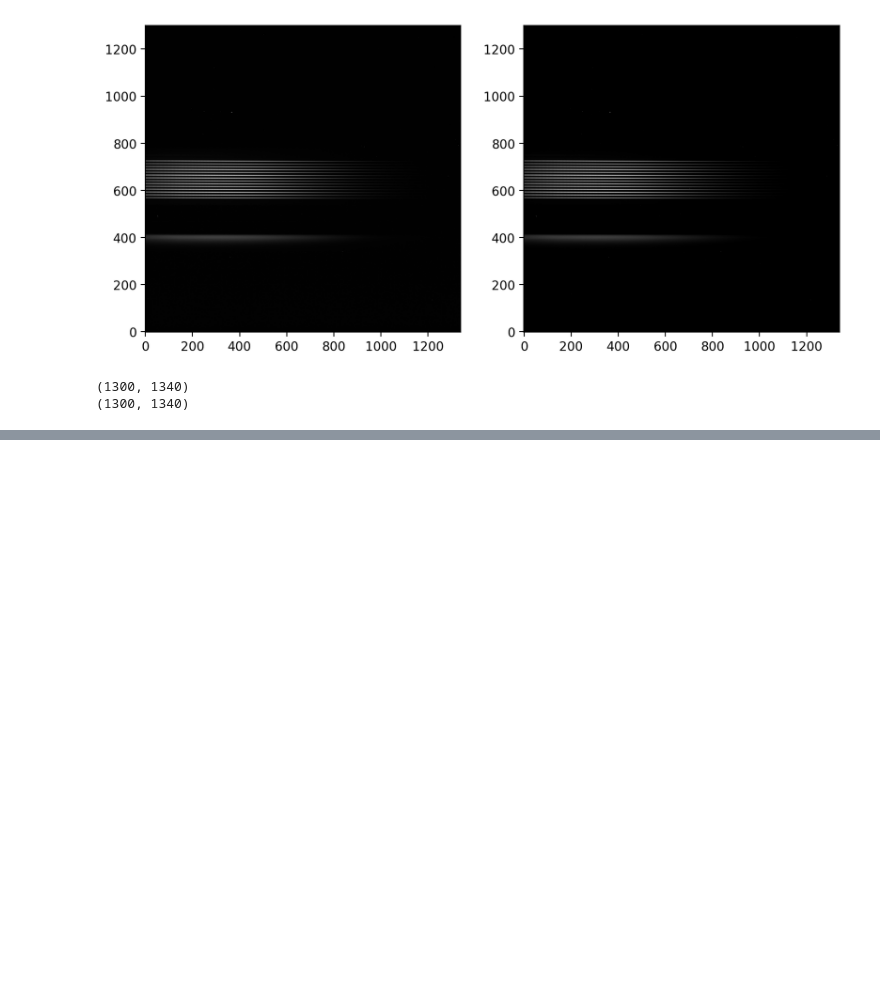
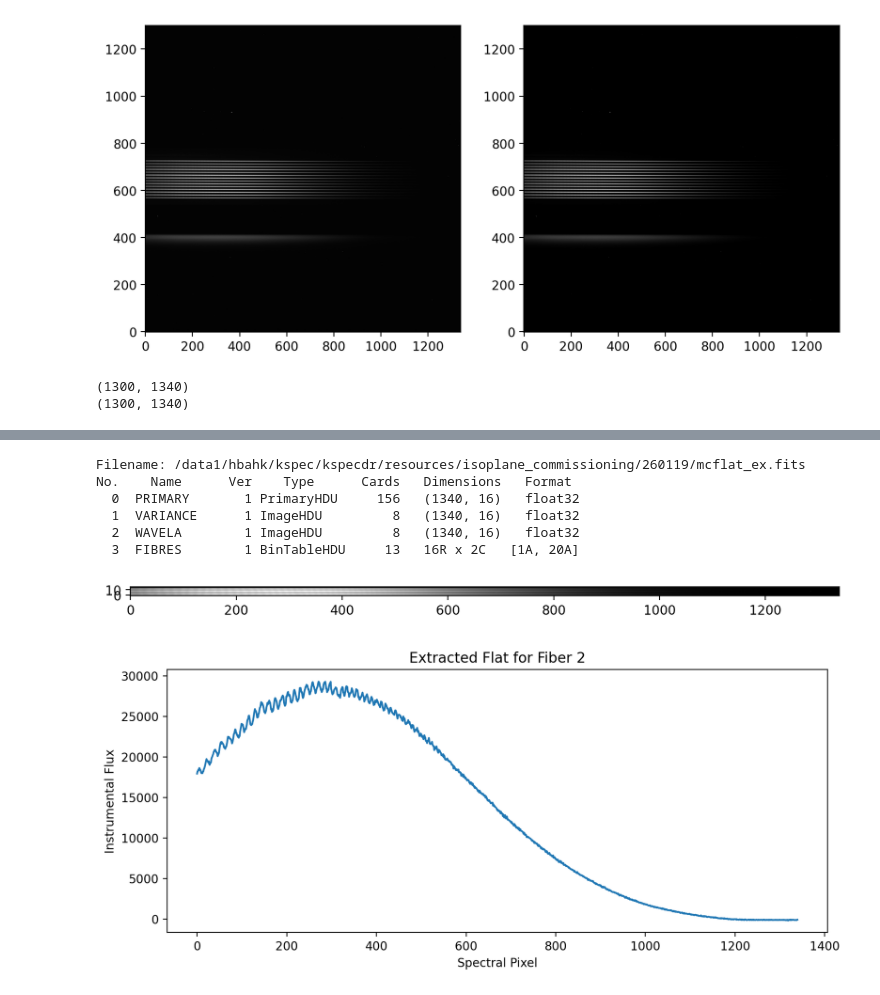
Before and after one commit to hbahk/kspecdr, a Jupyter notebook: notebooks/kspec_commissioning_jan26.ipynb, the cells around one changed output, grey strips where cells are left out. Saved outputs shown, nothing was run; the diff lists cells and outputs as text; code cells hidden in the pictures; blank space fills up the shorter version.

```diff
--- a/notebooks/kspec_commissioning_jan26.ipynb
+++ b/notebooks/kspec_commissioning_jan26.ipynb
@@ -253,0 +339,10 @@ ax.set_xlim(0, 300)
+# %%
+from kspecdr.extract.make_ex import make_ex
+fpath_ex = mcflat_path.parent / (mcflat_path.stem + "_ex.fits")
+
+args["EXTRAC_FILENAME"] = fpath_ex.as_posix()
+args["TLMAP_FILENAME"] = fpath_tlm.as_posix()
+
+make_ex(args)
+
+hdul = fits.open(fpath_ex)
@@ -253,0 +358,27 @@ ax.set_xlim(0, 300)
+# %%
+hdul = fits.open(fpath_ex)
+hdul.info()
+
+flat_ex = hdul[0].data
+
+fig = plt.figure(figsize=(10, 10))
+ax = fig.add_subplot(111)
+ax.imshow(flat_ex, cmap='gray', origin='lower')
+plt.show()
+
+fig = plt.figure(figsize=(10, 4))
+ax = fig.add_subplot(111)
+ax.plot(flat_ex[1])
+ax.set_ylabel("Instrumental Flux")
+ax.set_xlabel("Spectral Pixel")
+ax.set_title("Extracted Flat for Fiber 2")
+plt.show()
+# %% [output]
+Filename: /data1/hbahk/kspec/kspecdr/resources/isoplane_commissioning/260119/mcflat_ex.fits
+No.    Name      Ver    Type      Cards   Dimensions   Format
+  0  PRIMARY       1 PrimaryHDU     156   (1340, 16)   float32
+  1  VARIANCE      1 ImageHDU         8   (1340, 16)   float32
+  2  WAVELA        1 ImageHDU         8   (1340, 16)   float32
+  3  FIBRES        1 BinTableHDU     13   16R x 2C   [1A, 20A]
+[figure, added]
+[figure, added]
```
Also changed, not shown: parts of 31 cells of this notebook, 1 other file.
